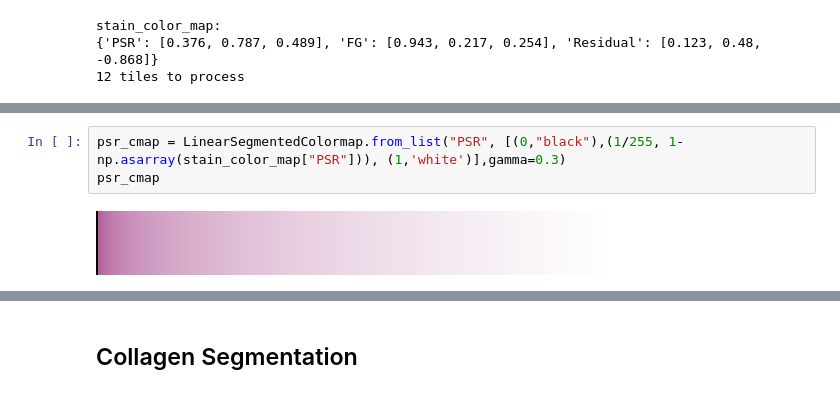
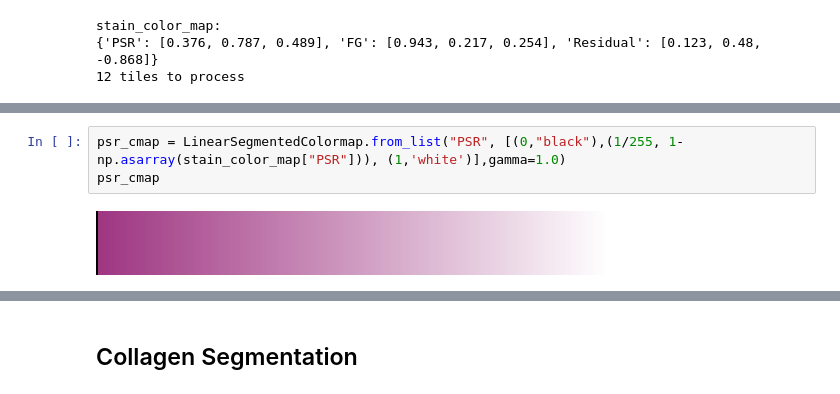
Before and after one commit to bpi-oxford/Histology-Collagen-Quantification, a Jupyter notebook: notebook/collagen_segmentation_large.ipynb, the cells around one changed output, grey strips where cells are left out. Saved outputs shown, nothing was run; the diff lists cells and outputs as text.

```diff
--- a/notebook/collagen_segmentation_large.ipynb
+++ b/notebook/collagen_segmentation_large.ipynb
@@ -227,8 +239,8 @@ array([[-0.4080479 ,  1.20705775,  0.12333784],
 # %%
-psr_cmap = LinearSegmentedColormap.from_list("PSR", [(0,"black"),(1/255, 1- np.asarray(stain_color_map["PSR"])), (1,'white')],gamma=0.3)
+psr_cmap = LinearSegmentedColormap.from_list("PSR", [(0,"black"),(1/255, 1- np.asarray(stain_color_map["PSR"])), (1,'white')],gamma=1.0)
 psr_cmap
 # %% [output]
-[figure, old version]
+[figure, new version]
 # %%
 # plot subsampled image
 imDeconvolved_subsampled = imDeconvolved[::10,::10,:]
```
Also changed, not shown: parts of 11 cells of this notebook, 2 other files.
